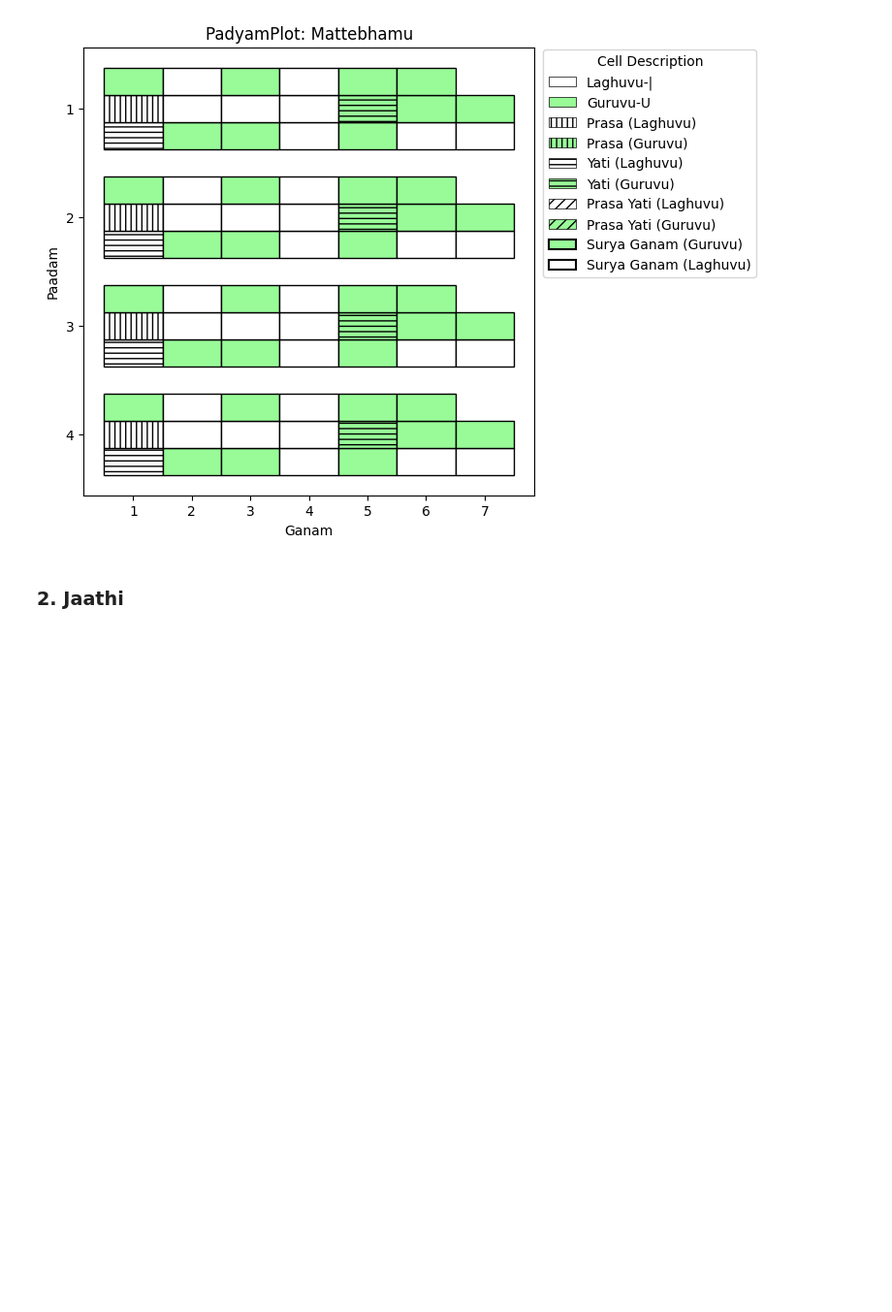
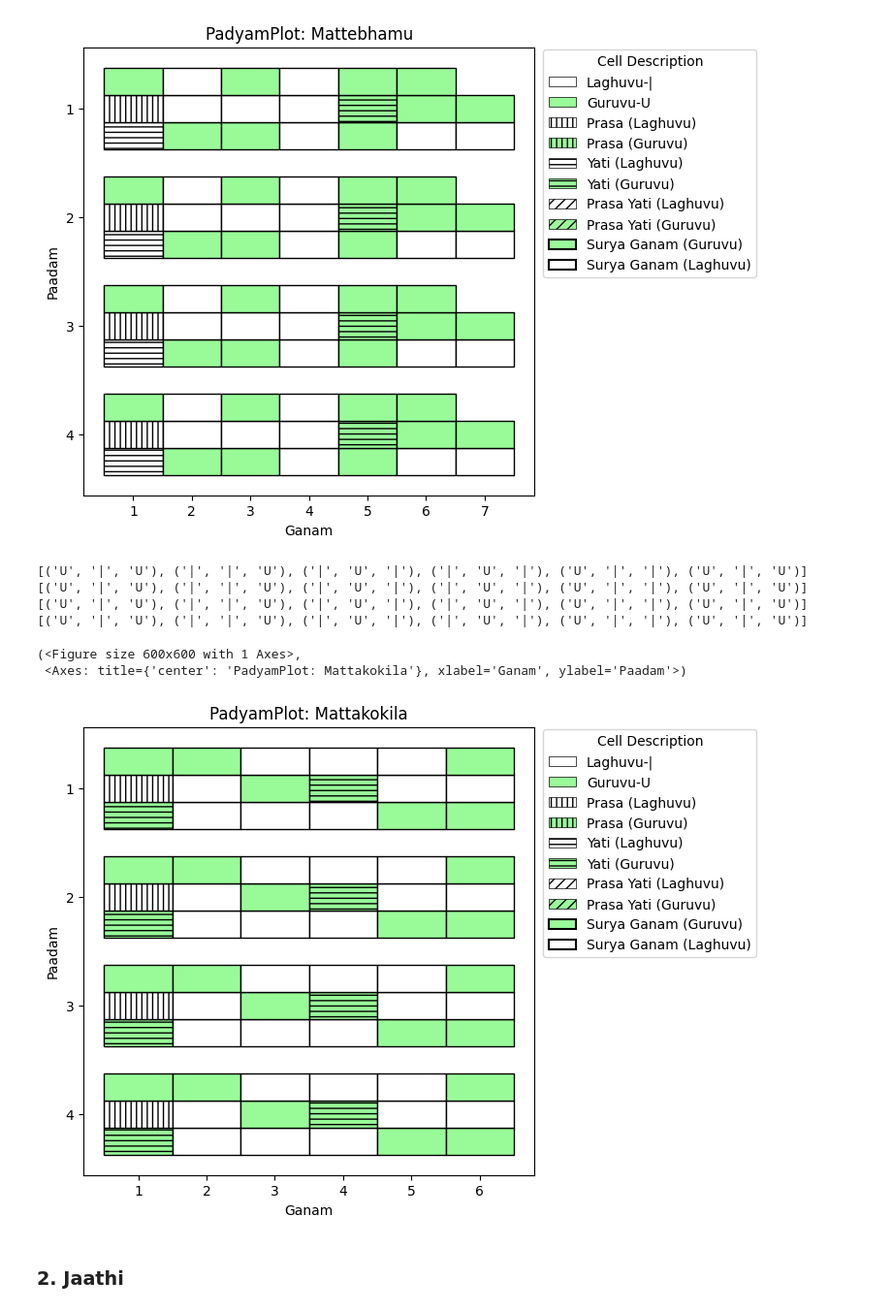
Before and after one commit to BodduSriPavan-111/chandassu, a Jupyter notebook: examples/PadyamPlot.ipynb, the cells around one changed output. Shown at 97% size. Saved outputs shown, nothing was run; the diff lists cells and outputs as text; code cells hidden in the pictures; blank space fills up the shorter version.

Commit message:
docs: demo-padyam_plot-for-mattakikila

```diff
--- a/examples/PadyamPlot.ipynb
+++ b/examples/PadyamPlot.ipynb
@@ -43,6 +44,7 @@ vutpalamaala= getattr( Vruttamu, "vutpalamaala" )
 champakamaala= getattr( Vruttamu, "champakamaala")
 saardulamu= getattr( Vruttamu, "saardulamu")
 mattebhamu= getattr( Vruttamu, "mattebhamu" )
+mattakokila= getattr( Vruttamu, "mattakokila" )
 # %% [markdown]
 ### 1. Vruttamu
 # %%
@@ -137,6 +139,29 @@ padyam_plot(
 (<Figure size 600x600 with 1 Axes>,
  <Axes: title={'center': 'PadyamPlot: Mattebhamu'}, xlabel='Ganam', ylabel='Paadam'>)
 [figure]
+# %%
+gana_kramam= mattakokila["gana_kramam"]
+for k in range(len(gana_kramam)):
+
+    each_paadam= gana_kramam[k]
+
+    sequence= [ list(i.values())[0] for i in each_paadam]
+    print(sequence)
+
+padyam_plot(
+                gana_kramam= gana_kramam,
+                yati_sthanam= (4,1),
+                prasa= True,
+                title= "Mattakokila"
+            )
+# %% [output]
+[('U', '|', 'U'), ('|', '|', 'U'), ('|', 'U', '|'), ('|', 'U', '|'), ('U', '|', '|'), ('U', '|', 'U')]
+[('U', '|', 'U'), ('|', '|', 'U'), ('|', 'U', '|'), ('|', 'U', '|'), ('U', '|', '|'), ('U', '|', 'U')]
+[('U', '|', 'U'), ('|', '|', 'U'), ('|', 'U', '|'), ('|', 'U', '|'), ('U', '|', '|'), ('U', '|', 'U')]
+[('U', '|', 'U'), ('|', '|', 'U'), ('|', 'U', '|'), ('|', 'U', '|'), ('U', '|', '|'), ('U', '|', 'U')]
+(<Figure size 600x600 with 1 Axes>,
+ <Axes: title={'center': 'PadyamPlot: Mattakokila'}, xlabel='Ganam', ylabel='Paadam'>)
+[figure, added]
 # %% [markdown]
 ### 2. Jaathi
 # %%
```
Also changed, not shown: parts of 1 cell of this notebook, 2 other files.
